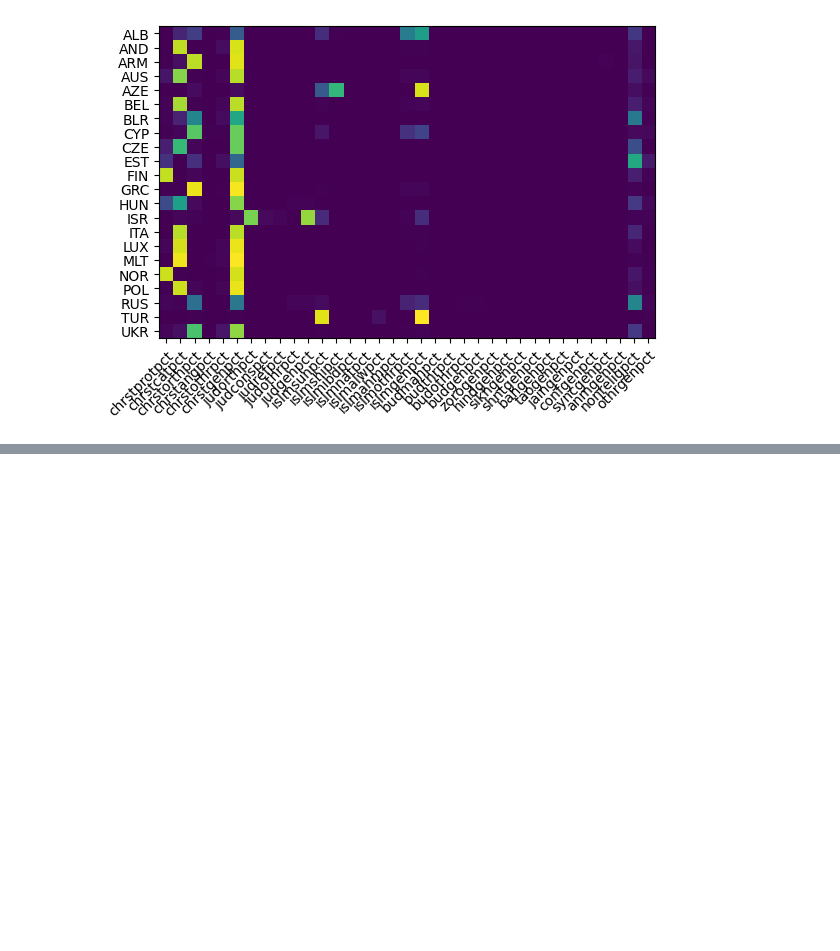
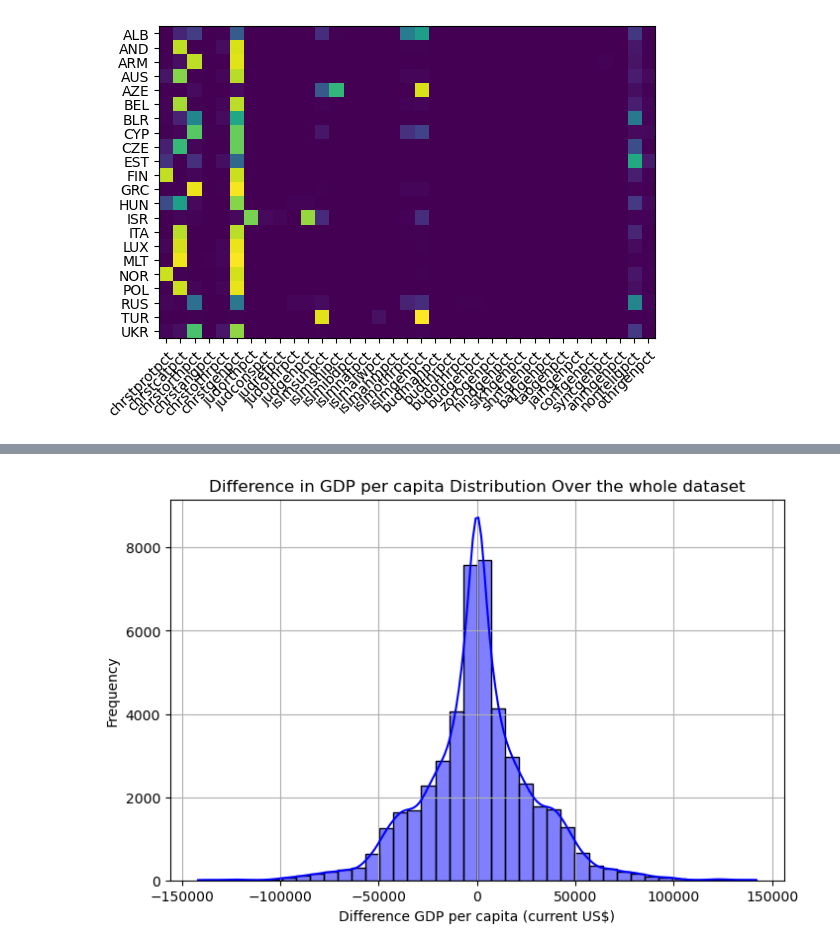
Before and after one commit to kluedemann/eurovision-voting-analysis, a Jupyter notebook: src/preliminary_analysis.ipynb, the cells around one changed output, grey strips where cells are left out. Cells and saved outputs as stored; diff of their text form; code cells hidden in the pictures; blank space fills up the shorter version.

```diff
--- a/src/preliminary_analysis.ipynb
+++ b/src/preliminary_analysis.ipynb
@@ -215,0 +251,26 @@ plt.show()
+# %%
+votes["GDP per capita (current US$)_to"] = pd.to_numeric(votes["GDP per capita (current US$)_to"], errors='coerce')
+votes = votes.dropna(subset=["GDP per capita (current US$)_to"])
+
+
+votes["GDP_Difference"] = votes["GDP per capita (current US$)_from"] - votes["GDP per capita (current US$)_to"]
+
+plt.figure(figsize=(8, 5))
+sns.histplot(
+        votes["GDP_Difference"],
+        bins=40,
+        color="blue",
+        alpha=0.5,
+        label=f" Difference GDP per capita",
+        kde=True,
+    )
+
+plt.xlabel("Difference GDP per capita (current US$)")
+plt.ylabel("Frequency")
+plt.title("Difference in GDP per capita Distribution over the whole dataset")
+
+plt.grid(True)
+plt.savefig("../plots/data/gdp_difference.png")
+plt.show()
+# %% [output]
+[figure, added]
```
Also changed, not shown: parts of 5 cells of this notebook, 2 other files.
